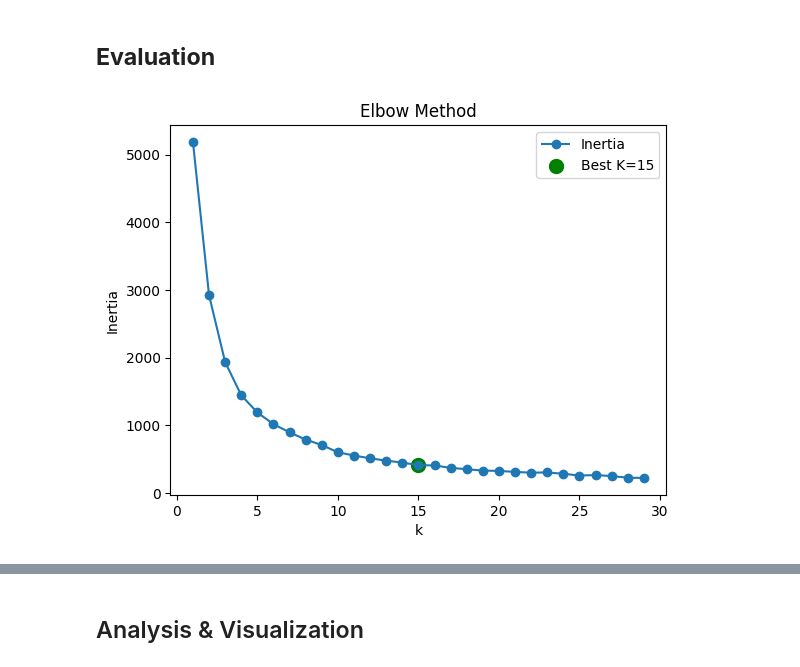
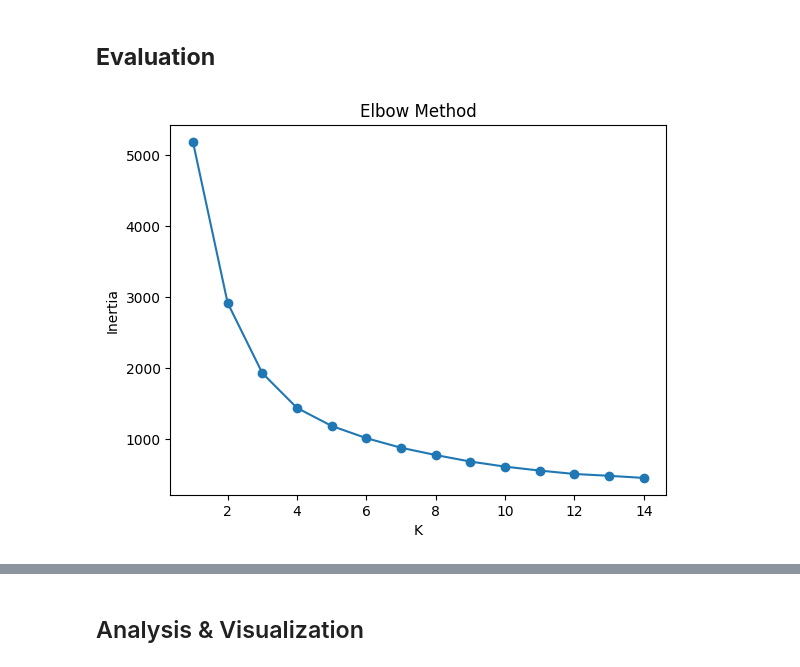
Before and after one commit to parsahmadian/K-Means-Numpy-only, a Jupyter notebook: k_means.ipynb, the cells around one changed output, grey strips where cells are left out. Cells and saved outputs as stored; diff of their text form; code cells hidden in the pictures.

```diff
--- a/k_means.ipynb
+++ b/k_means.ipynb
@@ -11,9 +14,5 @@ import pickle # save and load centroids
 # %% [markdown]
 ## **Dataset**
-# %%
-dataset_path = "/content/dataset/housing_market_segmentation_dataset_1200.csv"
-random_init_n = 4
-k = 2
 # %%
 df = pd.read_csv(dataset_path)
 df.head()
@@ -124,32 +123,16 @@ X, top_k_eigenvectors = pca(x_scaled)
 # %% [markdown]
 ## **Evaluation**
 # %%
-# prediction with euclidean function + Elbow Method for find best k
 inertias = []
 
-for k in range(1, 30):
+for k in range(1, 15):
     labels, centroids = kmeans(X, k)
     inertias.append(inertia(X, labels, centroids))
 
-best_k = 2
-best_inertia = inertias[0]
-
-for i in range(1, len(inertias)-1):
-    diff1 = inertias[i-1] - inertias[i]
-    diff2 = inertias[i] - inertias[i+1]
-    if diff2 < 0.1 * diff1:
-        best_k = i + 1
-        best_inertia = inertias[i]
-        break
-
-best_labels, best_centroids = kmeans(X, best_k)
-
-plt.plot(range(1,30), inertias, marker='o', label="Inertia")
-plt.scatter(best_k, best_inertia, color='green', s=100, label=f"Best K={best_k}")
-plt.xlabel("k")
+plt.plot(range(1,15), inertias, marker='o')
+plt.xlabel("K")
 plt.ylabel("Inertia")
 plt.title("Elbow Method")
-plt.legend()
 plt.show()
 # %% [output]
-[figure, old version]
+[figure, new version]
```
Also changed, not shown: parts of 11 cells of this notebook, 1 other file.
